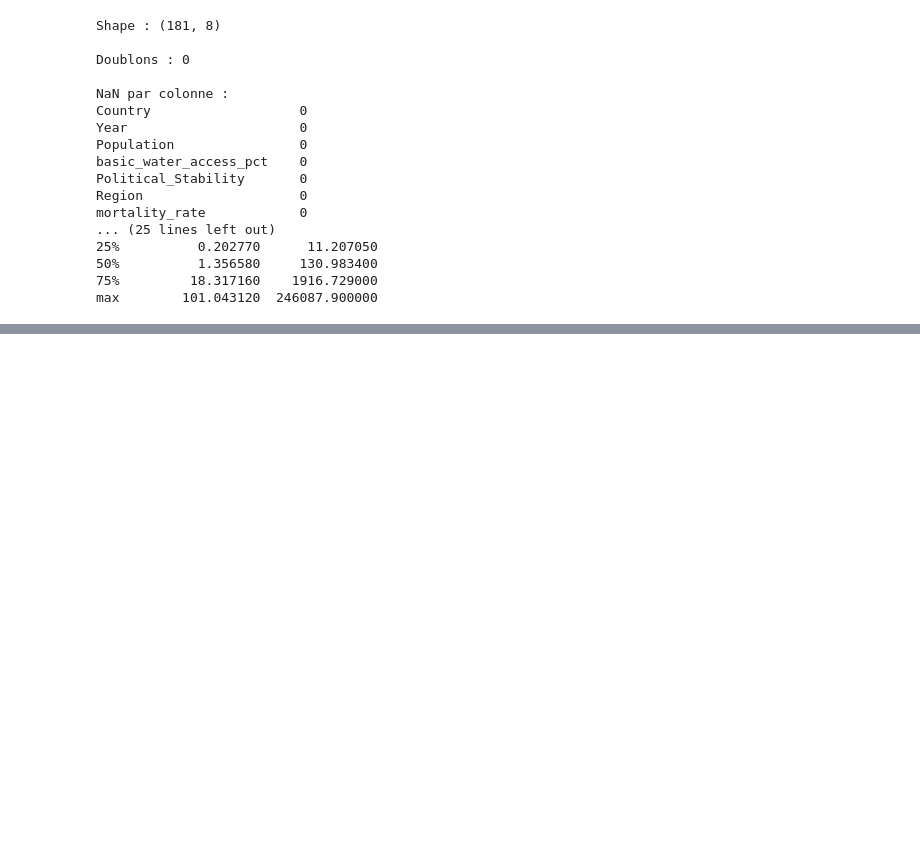
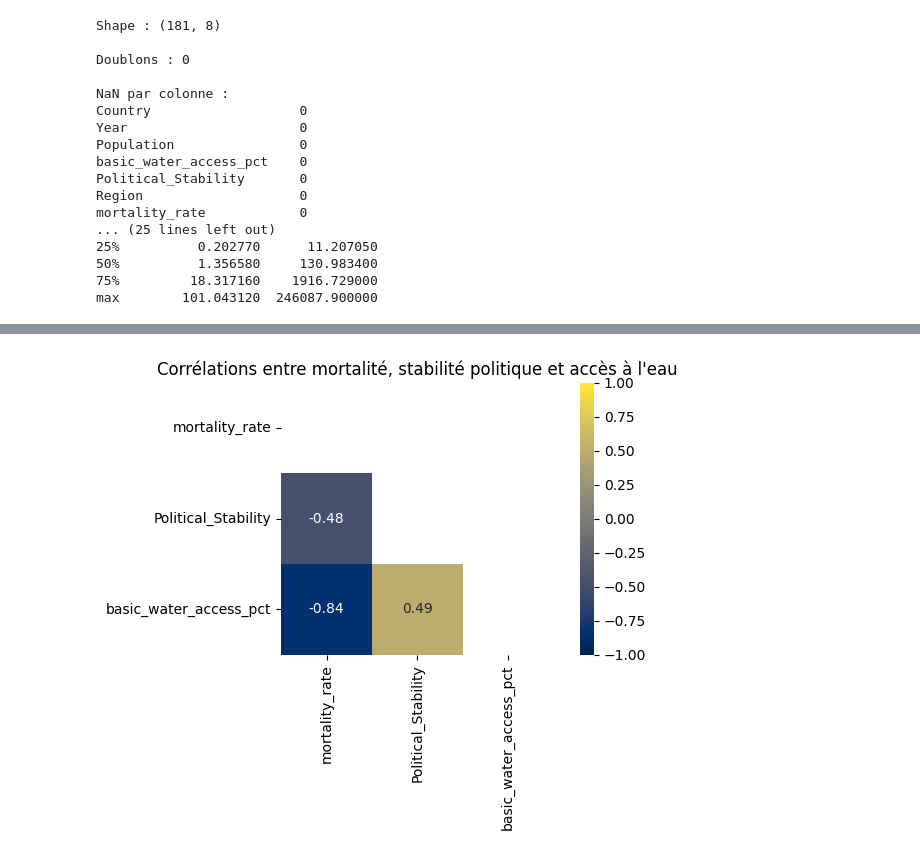
Before and after one commit to meganelarocca-maker/certification-blanche-data-analyst, a Jupyter notebook: notebooks/Megane_La_Rocca_Business_Case.ipynb, the cells around one changed output, grey strips where cells are left out. Cells and saved outputs as stored; diff of their text form; code cells hidden in the pictures; blank space fills up the shorter version.

```diff
--- a/notebooks/Megane_La_Rocca_Business_Case.ipynb
+++ b/notebooks/Megane_La_Rocca_Business_Case.ipynb
@@ -533,0 +651,12 @@ Dataset propre, cohérent, et suffisamment contrasté pour construire un score d
+# %%
+# Je crée un masque pour cacher le triangle supérieur et la diagonale
+mask = np.triu(np.ones_like(corr_matrix, dtype=bool))
+
+# Je visualise en heatmap avec le masque
+plt.figure(figsize=(7, 5))
+sns.heatmap(corr_matrix, mask=mask, annot=True, cmap='cividis', center=0, fmt='.2f', vmin=-1, vmax=1, square=True)
+plt.title("Corrélations entre mortalité, stabilité politique et accès à l'eau")
+plt.tight_layout()
+plt.show()
+# %% [output]
+[figure, added]
```
Also changed, not shown: parts of 21 cells of this notebook.
